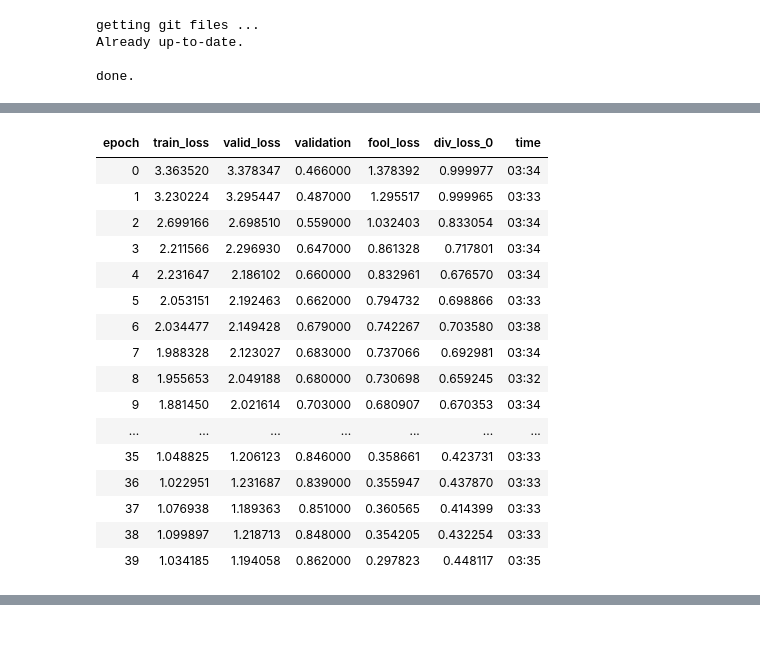
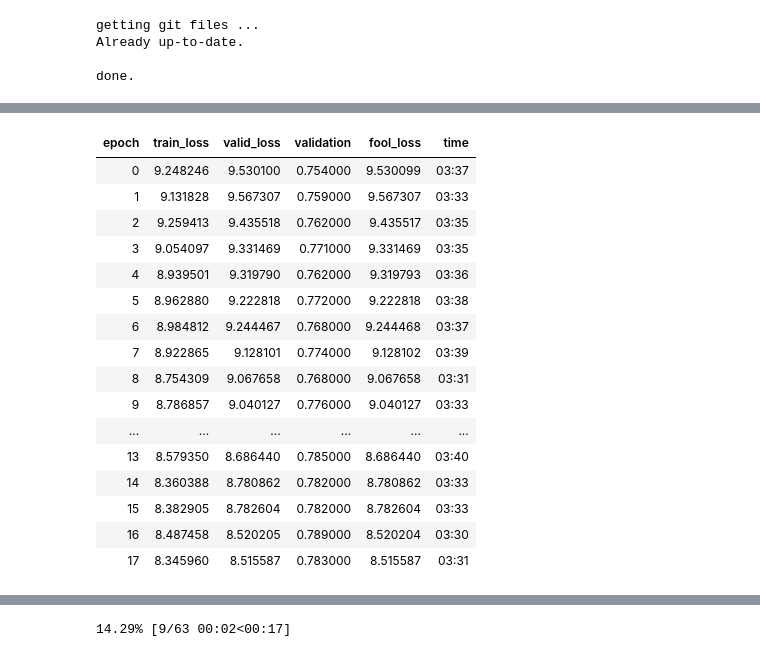
Before and after one commit to ahmad-PH/nag-notebooks, a Jupyter notebook: NAG_generalRelu.ipynb, the cells around one changed output, grey strips where cells are left out. Saved outputs shown, nothing was run; the diff lists cells and outputs as text; code cells hidden in the pictures.

Commit message:
resnet50_30 div_metric results

```diff
--- a/NAG_generalRelu.ipynb
+++ b/NAG_generalRelu.ipynb
@@ -470,7 +497,7 @@ layer_weights = [2.] * len(layers)
 #   def make_z(self, in_shape):
 #     return torch.empty(in_shape).cuda().uniform_(-1,1)
 # %%
-# old Gen
+# non-targeted Gen
 class Gen(nn.Module):
   def __init__(self, z_dim, gf_dim=64, y_dim = None, df_dim = 64, image_shape = [3,128,128]):
     super(Gen, self).__init__()
@@ -486,23 +513,17 @@ class Gen(nn.Module):
     self.z_.bias.data.fill_(0)
     self.BN_ = nn.BatchNorm2d(self.gf_dim * 7)
 
+    self.half = max(self.gf_dim // 2, 1)
+    self.quarter = max(self.gf_dim // 4, 1)
+    self.eighth = max(self.gf_dim // 8, 1)
+    # sixteenth = max(self.gf_dim // 16, 1)
+
     self.CT2d_1 = deconv_layer(self.gf_dim * 8, self.gf_dim * 4, k_size = (5,5), pad = (2,2))
-
     self.CT2d_2 = deconv_layer(self.gf_dim * 5, self.gf_dim * 2)
-
-    self.half = max(self.gf_dim // 2, 1)
     self.CT2d_3 = deconv_layer(self.gf_dim * 2 + self.half, self.gf_dim * 1)
-
-    self.quarter = max(self.gf_dim // 4, 1)
     self.CT2d_4 = deconv_layer(self.gf_dim * 1 + self.quarter, self.gf_dim * 1)
-
-    self.eighth = max(self.gf_dim // 8, 1)
     self.CT2d_5 = deconv_layer(self.gf_dim * 1 + self.eighth, self.gf_dim * 1)
-
-    # sixteenth = max(self.gf_dim // 16, 1)
     self.CT2d_6 = deconv_layer(self.gf_dim * 1 + self.eighth, self.gf_dim * 1)
-
-    # sixteenth = max(self.gf_dim // 16, 1)
     self.CT2d_7 = deconv_layer(self.gf_dim * 1 + self.eighth, 3, k_size = (5,5), s = (1,1), pad = (2,2), activation = False)
 
   def randomized_deconv_layer(self, h_input, z_size_0, z_size_1, deconv_layer, expected_output_size):
@@ -538,14 +559,14 @@ class Gen(nn.Module):
   def forward(self, inputs):
     self.bs = inputs.shape[0]
     z = inputs.new_empty([self.bs, self.z_dim]).uniform_(-1,1).cuda()
-#     p, n = self.make_triplet_samples(z, 0.1, 0.1, 2.)
+    p, n = self.make_triplet_samples(z, 0.1, 0.1, 2.)
 
     z_out = self.forward_z(z)
-#     p_out = self.forward_z(p)
-#     n_out = self.forward_z(n)
+    p_out = self.forward_z(p)
+    n_out = self.forward_z(n)
 
-#     return z_out, p_out, n_out, inputs
-    return z_out, None, None, inputs
+    return z_out, p_out, n_out, inputs
+#     return z_out, None, None, inputs
 
   def forward_single_z(self, z):
     return self.forward_z(z[None]).squeeze()
@@ -811,14 +866,14 @@ class FeatureLoss(nn.Module):
 # %%
 feat_loss = FeatureLoss(arch, layers, layer_weights)
 # %%
-env.save_filename = 'resnet50_24'
+env.save_filename = 'resnet50_x'
 # env.save_filename = 'resnet50_17'
 # env.save_filename = 'vgg16_32'
 
 if Path(env.get_csv_path() + '.csv').exists(): raise FileExistsError("csv_path already exists")
 if Path(env.get_models_path()).exists(): raise FileExistsError("models_path already exists")
 # %%
-learn = None; gc.collect()
+learn = None; gen = None; gc.collect()
 csv_logger = partial(ImmediateCSVLogger, filename= env.temp_csv_path + '/' + env.save_filename)
 # learn = Learner(data, Gen(z_dim=10), loss_func = feat_loss, metrics=[validation], callback_fns=LossMetrics, opt_func = optim.SGD)
 # learn = Learner(data, Gen(z_dim=z_dim), loss_func = feat_loss, metrics=[validation], callback_fns=[LossMetrics, DiversityWeightsScheduler])
@@ -833,8 +888,9 @@ learn = Learner(data, gen, loss_func = feat_loss, metrics=[validation], callback
 # !cp "/content/gdrive/My Drive/DL/models/vgg16_12-last.pth"  "/content/"
 # learn.load('/content/vgg16_12-last')
 
-# load_filename = 'resnet50_14/resnet50_14_49'
+load_filename = 'resnet50_30/resnet50_30_99'
+# load_filename = 'investigate_resnet50_2/3/resnet50_5'
 # load_filename = 'vgg16_30/vgg16_30_69'
 # load_filename = 'vgg16_12-last'
 
-# learn.load('/root/Derakhshani/adversarial/models/' + load_filename)
+learn.load('/root/Derakhshani/adversarial/models/' + load_filename)
@@ -862,5 +1114,4 @@ please MAKE SURE that the config is correct.
 # %%
-# w = 2
 if mode == "sanity_check":
   print("\n\n\nWARNING: you are training on a sanity_check dataset.\n\n\n\n")
 
@@ -870,14 +1121,14 @@ saver_every_epoch = SaveModelCallback(learn, every='epoch', name=env.save_filena
 # with Hooks(gen, append_stats_normal) as hooks:
 #   learn.fit(1, lr=5e-03, wd = 0., callbacks=[saver_best, saver_every_epoch])
 
-learn.fit(40, lr=1e-02, wd = 0., callbacks=[saver_best, saver_every_epoch])
+learn.fit(200, lr=1e-2, wd = 0.001, callbacks=[saver_best, saver_every_epoch])
 
 # # learn.fit(70, lr=1e-02, wd = 0.001, callbacks=[saver_best, saver_every_epoch])
 
 # learn.fit(60, lr=1e-2, wd = 0.001, callbacks=[saver_best, saver_every_epoch])
 
-# for i in range(2):
-#   learn.fit_one_cycle(7, max_lr=1., div_factor = 80.)
+# for i in range(10):
+#   learn.fit_one_cycle(7, wd = 0.,max_lr=1., div_factor = 1000.)
 
 # learn.fit_one_cycle(5, max_lr=2e-2) #used for vgg-19-bn
 # learn.fit_one_cycle(5, max_lr=3e-3) # used for resnet50
@@ -889,17 +1141,17 @@ shutil.rmtree(env.data_path/"models")
-| epoch | train_loss | valid_loss | validation | fool_loss | div_loss_0 | time |
-| 0 | 3.363520 | 3.378347 | 0.466000 | 1.378392 | 0.999977 | 03:34 |
-| 1 | 3.230224 | 3.295447 | 0.487000 | 1.295517 | 0.999965 | 03:33 |
-| 2 | 2.699166 | 2.698510 | 0.559000 | 1.032403 | 0.833054 | 03:34 |
-| 3 | 2.211566 | 2.296930 | 0.647000 | 0.861328 | 0.717801 | 03:34 |
-| 4 | 2.231647 | 2.186102 | 0.660000 | 0.832961 | 0.676570 | 03:34 |
-| 5 | 2.053151 | 2.192463 | 0.662000 | 0.794732 | 0.698866 | 03:33 |
-| 6 | 2.034477 | 2.149428 | 0.679000 | 0.742267 | 0.703580 | 03:38 |
-| 7 | 1.988328 | 2.123027 | 0.683000 | 0.737066 | 0.692981 | 03:34 |
-| 8 | 1.955653 | 2.049188 | 0.680000 | 0.730698 | 0.659245 | 03:32 |
-| 9 | 1.881450 | 2.021614 | 0.703000 | 0.680907 | 0.670353 | 03:34 |
-| ... | ... | ... | ... | ... | ... | ... |
-| 35 | 1.048825 | 1.206123 | 0.846000 | 0.358661 | 0.423731 | 03:33 |
-| 36 | 1.022951 | 1.231687 | 0.839000 | 0.355947 | 0.437870 | 03:33 |
-| 37 | 1.076938 | 1.189363 | 0.851000 | 0.360565 | 0.414399 | 03:33 |
-| 38 | 1.099897 | 1.218713 | 0.848000 | 0.354205 | 0.432254 | 03:33 |
-| 39 | 1.034185 | 1.194058 | 0.862000 | 0.297823 | 0.448117 | 03:35 |
+| epoch | train_loss | valid_loss | validation | fool_loss | time |
+| 0 | 9.248246 | 9.530100 | 0.754000 | 9.530099 | 03:37 |
+| 1 | 9.131828 | 9.567307 | 0.759000 | 9.567307 | 03:33 |
+| 2 | 9.259413 | 9.435518 | 0.762000 | 9.435517 | 03:35 |
+| 3 | 9.054097 | 9.331469 | 0.771000 | 9.331469 | 03:35 |
+| 4 | 8.939501 | 9.319790 | 0.762000 | 9.319793 | 03:36 |
+| 5 | 8.962880 | 9.222818 | 0.772000 | 9.222818 | 03:38 |
+| 6 | 8.984812 | 9.244467 | 0.768000 | 9.244468 | 03:37 |
+| 7 | 8.922865 | 9.128101 | 0.774000 | 9.128102 | 03:39 |
+| 8 | 8.754309 | 9.067658 | 0.768000 | 9.067658 | 03:31 |
+| 9 | 8.786857 | 9.040127 | 0.776000 | 9.040127 | 03:33 |
+| ... | ... | ... | ... | ... | ... |
+| 13 | 8.579350 | 8.686440 | 0.785000 | 8.686440 | 03:40 |
+| 14 | 8.360388 | 8.780862 | 0.782000 | 8.780862 | 03:33 |
+| 15 | 8.382905 | 8.782604 | 0.782000 | 8.782604 | 03:33 |
+| 16 | 8.487458 | 8.520205 | 0.789000 | 8.520204 | 03:30 |
+| 17 | 8.345960 | 8.515587 | 0.783000 | 8.515587 | 03:31 |
@@ -922,0 +1158 @@ target shape:  torch.Size([8, 1000])
+14.29% [9/63 00:02<00:17]
```
Also changed, not shown: parts of 25 cells of this notebook.
